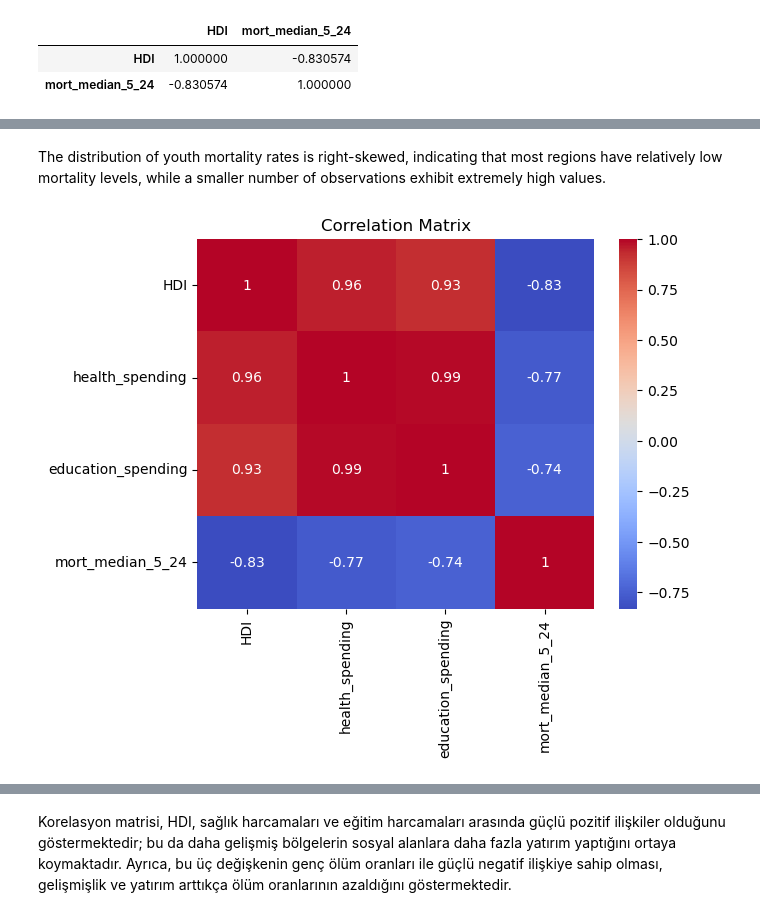
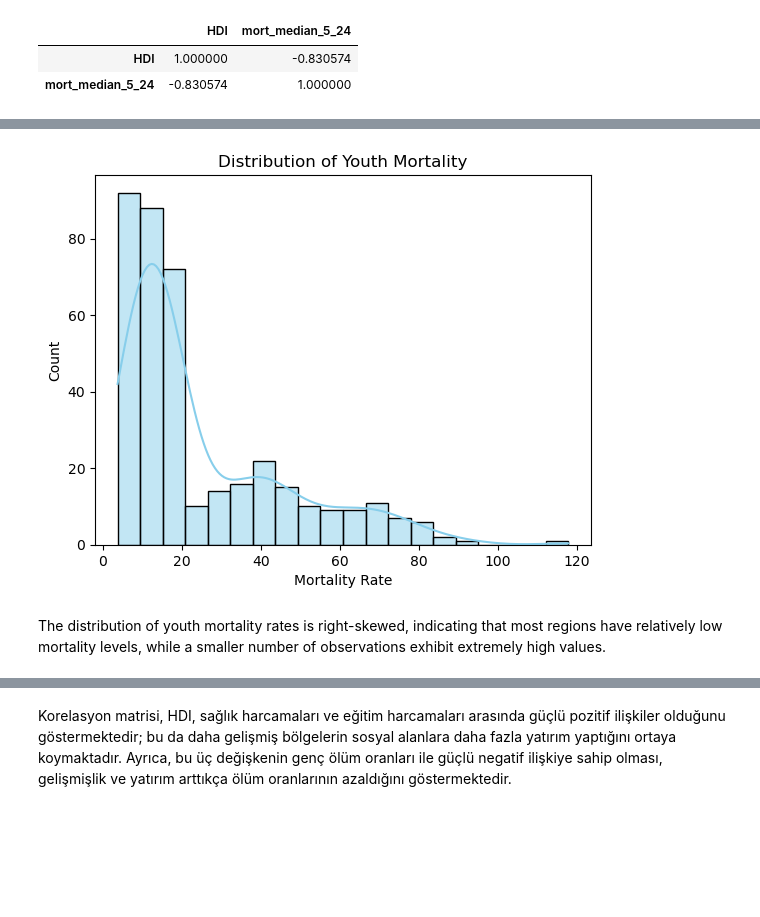
Before and after one commit to ecelule/dsa210project, a Jupyter notebook: project_basis.ipynb, the cells around one changed output, grey strips where cells are left out. Saved outputs shown, nothing was run; the diff lists cells and outputs as text; code cells hidden in the pictures; blank space fills up the shorter version.

```diff
--- a/project_basis.ipynb
+++ b/project_basis.ipynb
@@ -308,12 +328,17 @@ plt.show()
+# %%
+sns.histplot(
+    df["mort_median_5_24"],
+    kde=True,
+    bins=20,
+    color="skyblue",
+    edgecolor="black"
+)
+
+plt.title("Distribution of Youth Mortality")
+plt.xlabel("Mortality Rate")
+plt.ylabel("Count")
+plt.show()
+# %% [output]
+[figure, added]
 # %% [markdown]
 The distribution of youth mortality rates is right-skewed, indicating that most regions have relatively low mortality levels, while a smaller number of observations exhibit extremely high values.
-# %%
-sns.heatmap(
-    df[["HDI", "health_spending", "education_spending", "mort_median_5_24"]].corr(),
-    annot=True,
-    cmap="coolwarm"
-)
-plt.title("Correlation Matrix")
-plt.show()
-# %% [output]
-[figure, removed]
```
Also changed, not shown: parts of 10 cells of this notebook.
